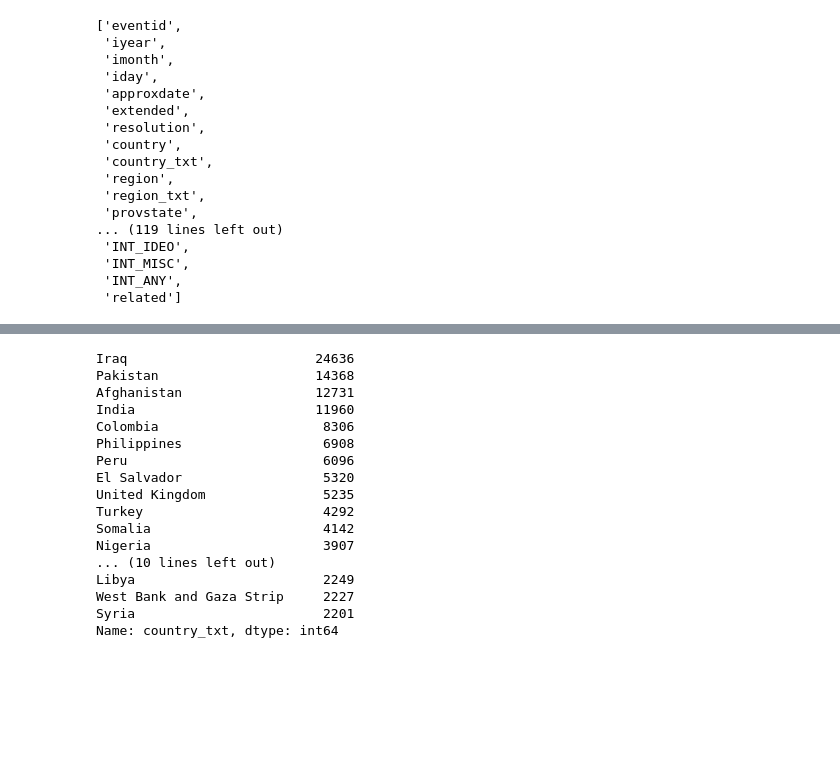
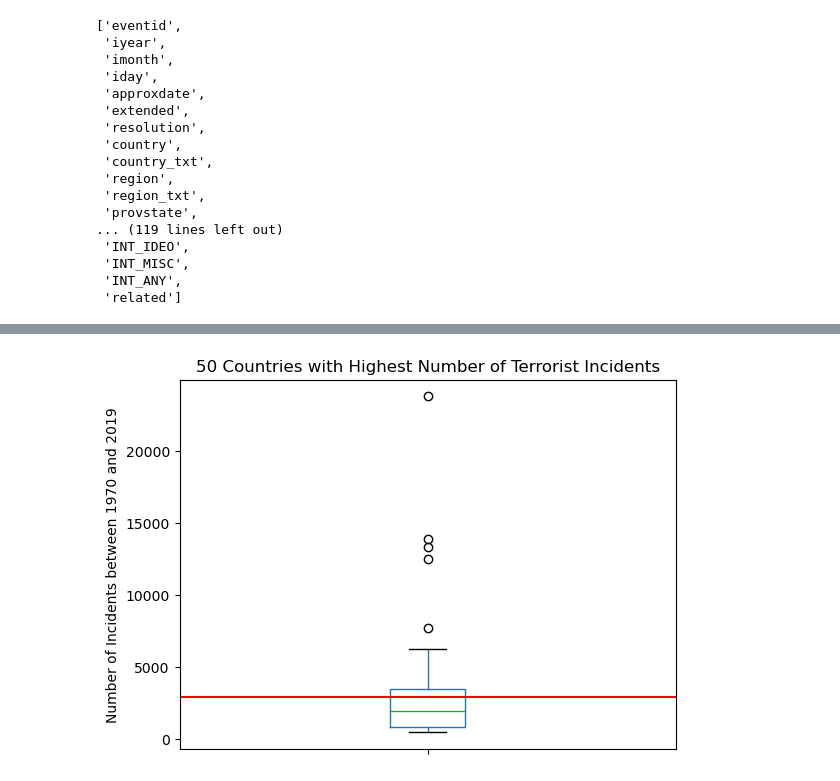
Before and after one commit to Khaleeb/GTDFinal, a Jupyter notebook: messy-global-terrorism-analysis.ipynb, the cells around one changed output, grey strips where cells are left out. Drawn from its saved outputs; the diff is of its cells as text; code cells hidden in the pictures; blank space fills up the shorter version.

```diff
--- a/messy-global-terrorism-analysis.ipynb
+++ b/messy-global-terrorism-analysis.ipynb
@@ -62,20 +215,11 @@ plt.show()
-# %%
-topCountries
-# %% [output]
-Iraq                        24636
-Pakistan                    14368
-Afghanistan                 12731
-India                       11960
-Colombia                     8306
-Philippines                  6908
-Peru                         6096
-El Salvador                  5320
-United Kingdom               5235
-Turkey                       4292
-Somalia                      4142
-Nigeria                      3907
-... (10 lines left out)
-Libya                        2249
-West Bank and Gaza Strip     2227
-Syria                        2201
-Name: country_txt, dtype: int64
+# %%
+plt.clf()
+cleaned['country_txt'].value_counts().head(50).plot(kind = 'box', label="")
+plt.axhline(y=topCountries["United States"], color='r', linestyle='-')
+plt.title('50 Countries with Highest Number of Terrorist Incidents')
+plt.ylabel("Number of Incidents between 1970 and 2019")
+plt.show()
+
+## Red line represents United States
+# %% [output]
+[figure, added]
```
Also changed, not shown: parts of 15 cells of this notebook, 1 other file.
